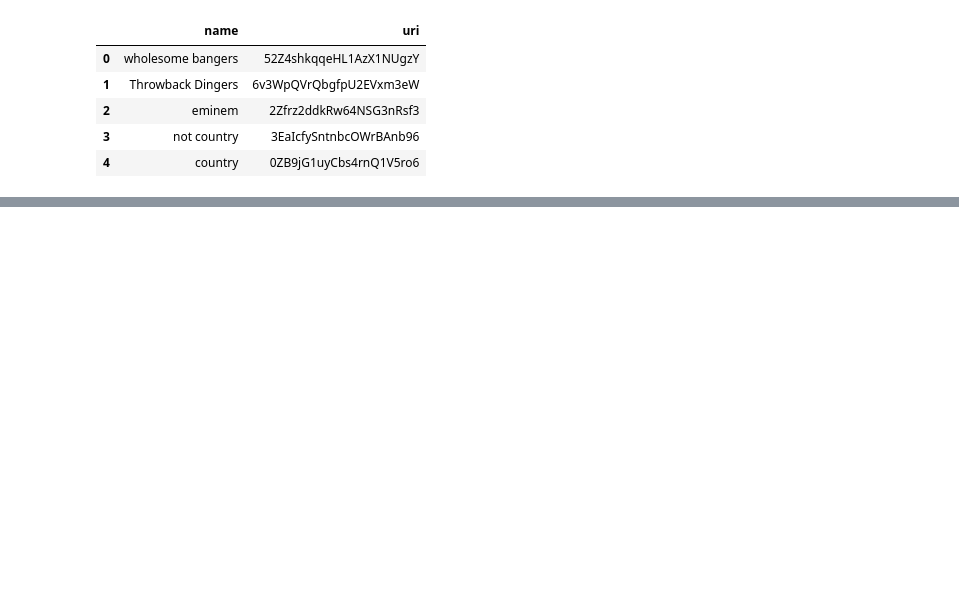
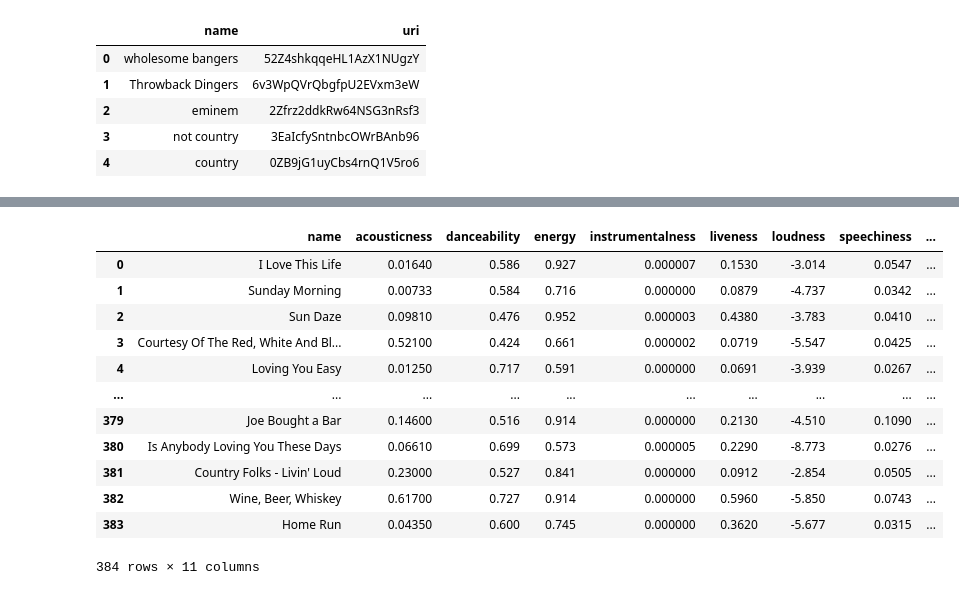
Before and after one commit to michaelmoschitto/AISongRecommender, a Jupyter notebook: AISongRecommender.ipynb, the cells around one changed output, grey strips where cells are left out. Saved outputs shown, nothing was run; the diff lists cells and outputs as text; code cells hidden in the pictures; blank space fills up the shorter version.

```diff
--- a/AISongRecommender.ipynb
+++ b/AISongRecommender.ipynb
@@ -63,0 +101,69 @@ SpotifyException: http status: 404, code:-1 - https://api.spotify.com/v1/audio-a
+# %%
+names = []
+
+featureList = []
+acousticness = []
+danceability = []
+energy = []
+instrumentalness = []
+liveness = []
+loudness = []
+speechiness = []
+tempo = []
+valence = []
+popularity = []
+timeSignature = []
+
+for index, row in songsDF.iloc[:].iterrows():
+    uri = row['uri']
+    name = row['name']
+    features = sp.audio_features(uri)
+    if features != [None]:
+        names.append(name)
+
+        acousticness.append(features[0]['acousticness'])
+        danceability.append(features[0]['danceability'])
+        energy.append(features[0]['energy'])
+        instrumentalness.append(features[0]['instrumentalness'])
+        liveness.append(features[0]['liveness'])
+        loudness.append(features[0]['loudness'])
+        speechiness.append(features[0]['speechiness'])
+        tempo.append(features[0]['tempo'])
+        valence.append(features[0]['valence'])
+        timeSignature.append(features[0]['time_signature'])
+
+
+
+        # popularity.append(features[0]['popularity'])
+
+data = {
+    'name' : names,
+    'acousticness' : acousticness,
+    'danceability' : danceability,
+    'energy' : energy,
+    'instrumentalness' : instrumentalness,
+    'liveness' : liveness,
+    'loudness' : loudness,
+    'speechiness' : speechiness,
+    'tempo' : tempo,
+    'valence' : valence,
+    'timeSignature' : timeSignature
+
+}
+
+audioFeaturesDF = pd.DataFrame(data)
+audioFeaturesDF
+# %% [output]
+|  | name | acousticness | danceability | energy | instrumentalness | liveness | loudness | speechiness | ... |
+| 0 | I Love This Life | 0.01640 | 0.586 | 0.927 | 0.000007 | 0.1530 | -3.014 | 0.0547 | ... |
+| 1 | Sunday Morning | 0.00733 | 0.584 | 0.716 | 0.000000 | 0.0879 | -4.737 | 0.0342 | ... |
+| 2 | Sun Daze | 0.09810 | 0.476 | 0.952 | 0.000003 | 0.4380 | -3.783 | 0.0410 | ... |
+| 3 | Courtesy Of The Red, White And Bl... | 0.52100 | 0.424 | 0.661 | 0.000002 | 0.0719 | -5.547 | 0.0425 | ... |
+| 4 | Loving You Easy | 0.01250 | 0.717 | 0.591 | 0.000000 | 0.0691 | -3.939 | 0.0267 | ... |
+| ... | ... | ... | ... | ... | ... | ... | ... | ... | ... |
+| 379 | Joe Bought a Bar | 0.14600 | 0.516 | 0.914 | 0.000000 | 0.2130 | -4.510 | 0.1090 | ... |
+| 380 | Is Anybody Loving You These Days | 0.06610 | 0.699 | 0.573 | 0.000005 | 0.2290 | -8.773 | 0.0276 | ... |
+| 381 | Country Folks - Livin' Loud | 0.23000 | 0.527 | 0.841 | 0.000000 | 0.0912 | -2.854 | 0.0505 | ... |
+| 382 | Wine, Beer, Whiskey | 0.61700 | 0.727 | 0.914 | 0.000000 | 0.5960 | -5.850 | 0.0743 | ... |
+| 383 | Home Run | 0.04350 | 0.600 | 0.745 | 0.000000 | 0.3620 | -5.677 | 0.0315 | ... |
+384 rows × 11 columns
```
Also changed, not shown: parts of 7 cells of this notebook, 5 other files.
